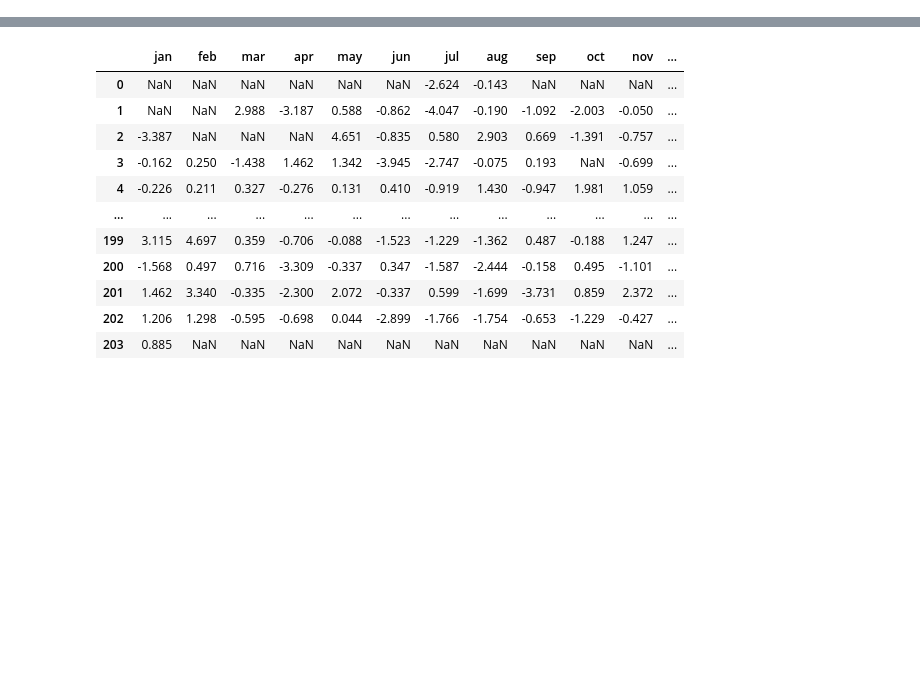
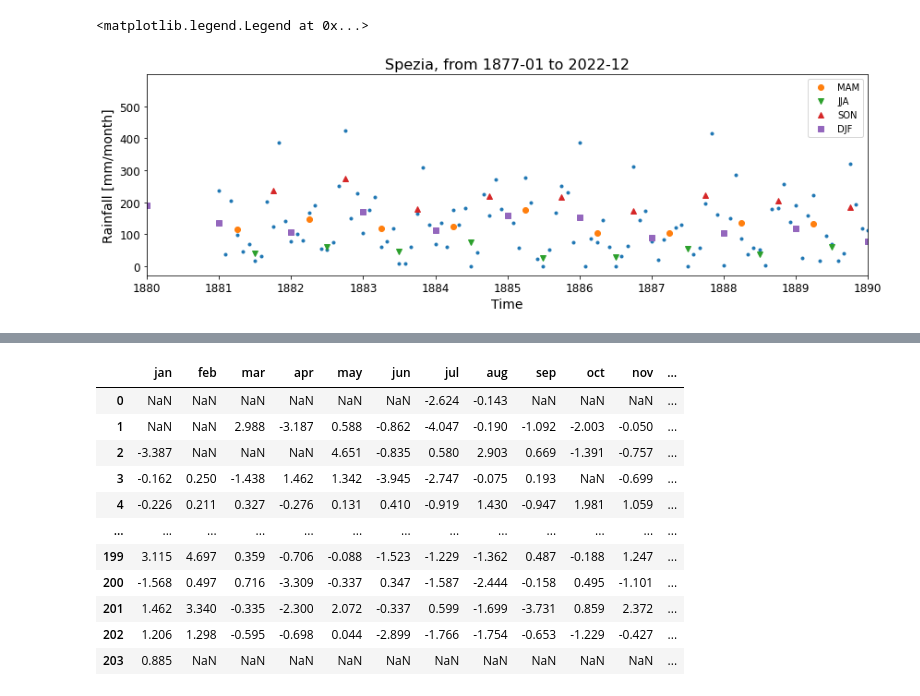
Before and after one commit to agonmer/magra_rainfall, a Jupyter notebook: rainfall_series.ipynb, the cells around one changed output, grey strips where cells are left out. Drawn from its saved outputs; the diff is of its cells as text; code cells hidden in the pictures; blank space fills up the shorter version.

Commit message:
computation of seasonal time series added

```diff
--- a/rainfall_series.ipynb
+++ b/rainfall_series.ipynb
@@ -137,0 +173,37 @@ plt.savefig('./figures/'+case_study + '_seasonal_cycle.png',bbox_inches = 'tight
+# %%
+# Get years and months
+years = time.astype('datetime64[Y]').astype(int) + 1970
+months = time.astype('datetime64[M]').astype(int) % 12 + 1
+
+offset_y = years[0]
+
+# Separate the time series in seasons: get four separate time series with the seasonal averages
+# (DJF, MAM, JJA, SON).
+
+yor_u, rainfall_mam = get_rainfall_season(rainfall_regular,'MAM')
+yor_u, rainfall_jja = get_rainfall_season(rainfall_regular,'JJA')
+yor_u, rainfall_son = get_rainfall_season(rainfall_regular,'SON')
+yor_u, rainfall_djf = get_rainfall_season(rainfall_regular,'DJF')
+# %%
+# Plot a figure to show the data for a given station. Add the seasonal rainfall time series.
+
+time_year = yor_u.astype('str').astype('datetime64[Y]')
+
+plt.figure(figsize=(14,4))
+plt.plot(time, df.rainfall,'.')
+plt.plot(time_year+np.timedelta64(3,'M'), rainfall_mam,'o',label='MAM')
+plt.plot(time_year+np.timedelta64(6,'M'), rainfall_jja,'v',label='JJA')
+plt.plot(time_year+np.timedelta64(9,'M'), rainfall_son,'^',label='SON')
+plt.plot(time_year+np.timedelta64(0,'M'), rainfall_djf,'s',label='DJF')
+plt.ylabel('Rainfall [mm/month]',fontsize=14)
+plt.xlabel('Time',fontsize=14)
+plt.title(title_str+', from '+ np.datetime_as_string(time[0],unit='M')+
+          ' to '+np.datetime_as_string(time[-1], unit='M'),fontsize=16)
+plt.tick_params(axis='both', labelsize=12)
+plt.xlim([np.datetime64('1880-01-01'),np.datetime64('1890-01-01')])
+plt.legend()
+
+#plt.savefig('./figures/'+case_study + '_monthly_timeseries.png',bbox_inches = 'tight')
+# %% [output]
+<matplotlib.legend.Legend at 0x...>
+[figure, added]
```
Also changed, not shown: parts of 12 cells of this notebook.
